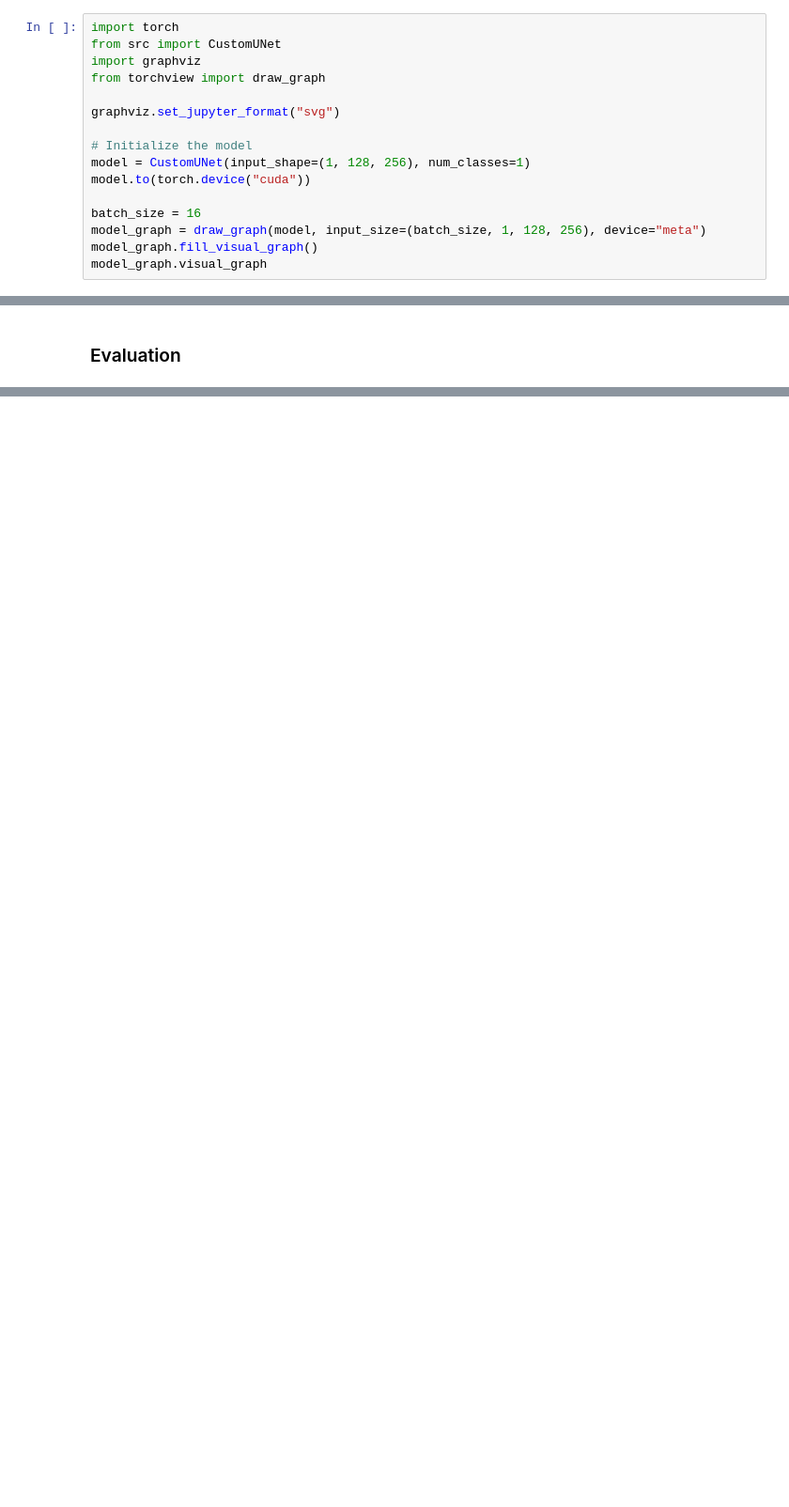
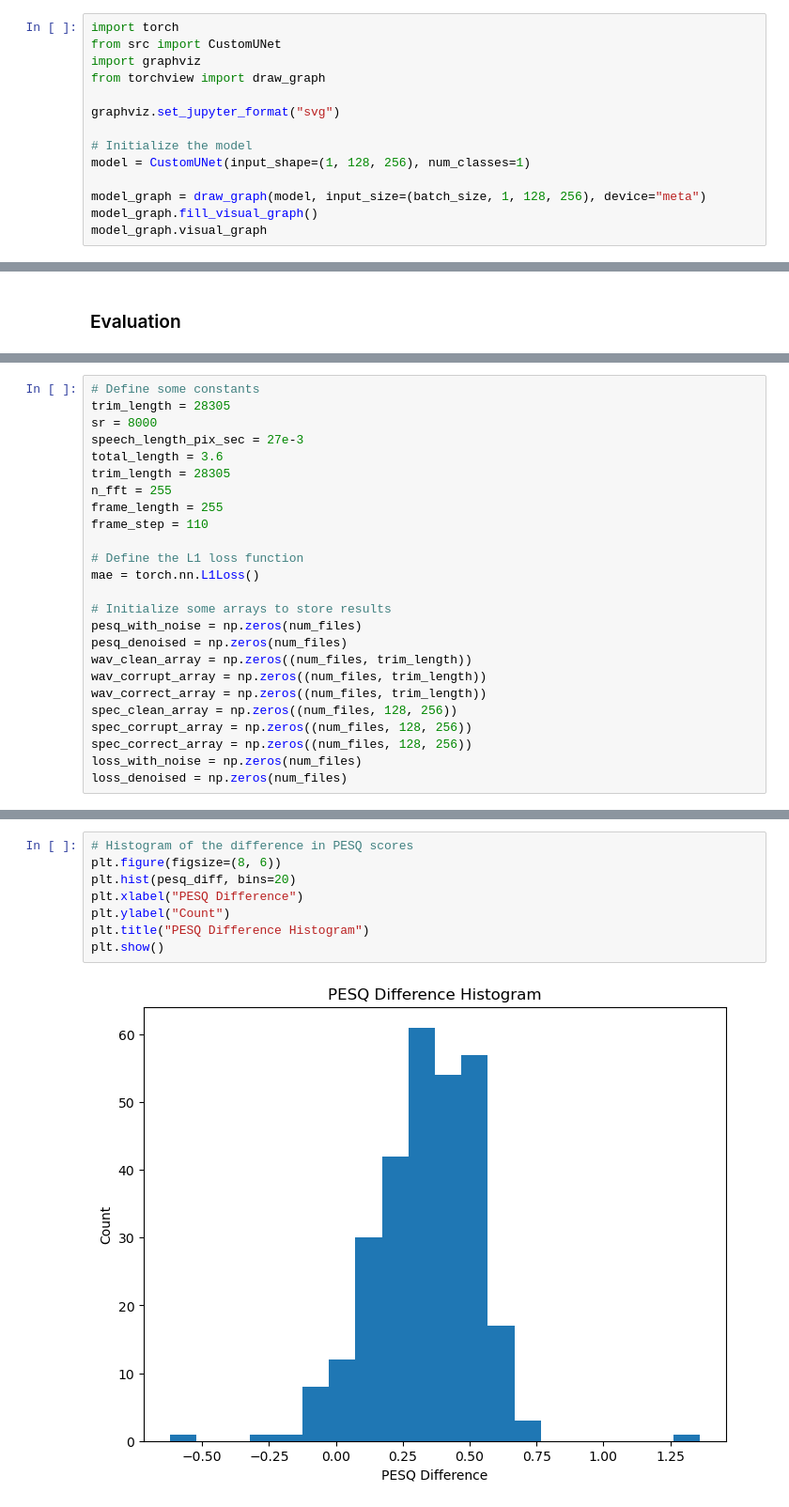
Before and after one commit to muhd-umer/deep-suppressor, a Jupyter notebook: notebooks/demo.ipynb, the cells around one changed output, grey strips where cells are left out. Shown at 94% size. Saved outputs shown, nothing was run; the diff lists cells and outputs as text; blank space fills up the shorter version.

```diff
--- a/notebooks/demo.ipynb
+++ b/notebooks/demo.ipynb
@@ -43,9 +56,7 @@ graphviz.set_jupyter_format("svg")
 
 # Initialize the model
 model = CustomUNet(input_shape=(1, 128, 256), num_classes=1)
-model.to(torch.device("cuda"))
 
-batch_size = 16
 model_graph = draw_graph(model, input_size=(batch_size, 1, 128, 256), device="meta")
 model_graph.fill_visual_graph()
 model_graph.visual_graph
@@ -65,0 +154,25 @@ if torch.cuda.is_available():
+# %%
+# Define some constants
+trim_length = 28305
+sr = 8000
+speech_length_pix_sec = 27e-3
+total_length = 3.6
+trim_length = 28305
+n_fft = 255
+frame_length = 255
+frame_step = 110
+
+# Define the L1 loss function
+mae = torch.nn.L1Loss()
+
+# Initialize some arrays to store results
+pesq_with_noise = np.zeros(num_files)
+pesq_denoised = np.zeros(num_files)
+wav_clean_array = np.zeros((num_files, trim_length))
+wav_corrupt_array = np.zeros((num_files, trim_length))
+wav_correct_array = np.zeros((num_files, trim_length))
+spec_clean_array = np.zeros((num_files, 128, 256))
+spec_corrupt_array = np.zeros((num_files, 128, 256))
+spec_correct_array = np.zeros((num_files, 128, 256))
+loss_with_noise = np.zeros(num_files)
+loss_denoised = np.zeros(num_files)
@@ -65,0 +259,10 @@ if torch.cuda.is_available():
+# %%
+# Histogram of the difference in PESQ scores
+plt.figure(figsize=(8, 6))
+plt.hist(pesq_diff, bins=20)
+plt.xlabel("PESQ Difference")
+plt.ylabel("Count")
+plt.title("PESQ Difference Histogram")
+plt.show()
+# %% [output]
+[figure, added]
```
Also changed, not shown: parts of 14 cells of this notebook, 4 other files.
